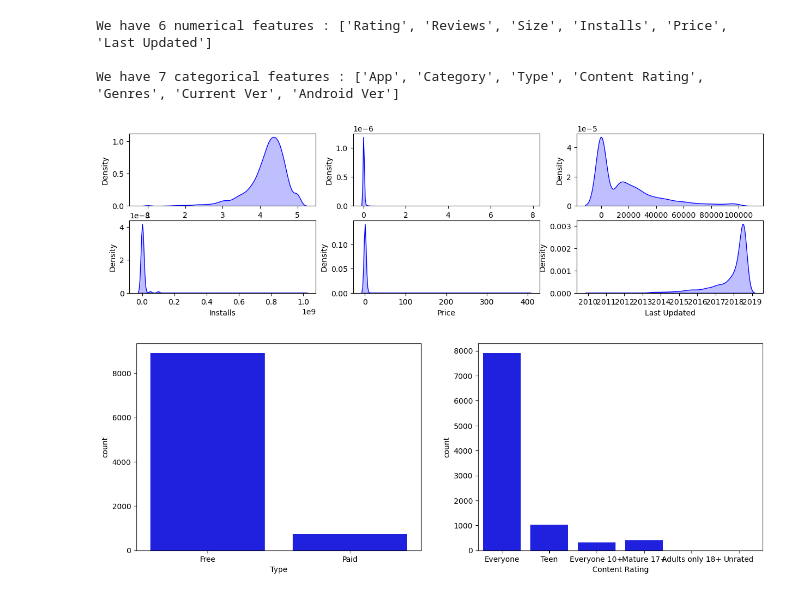
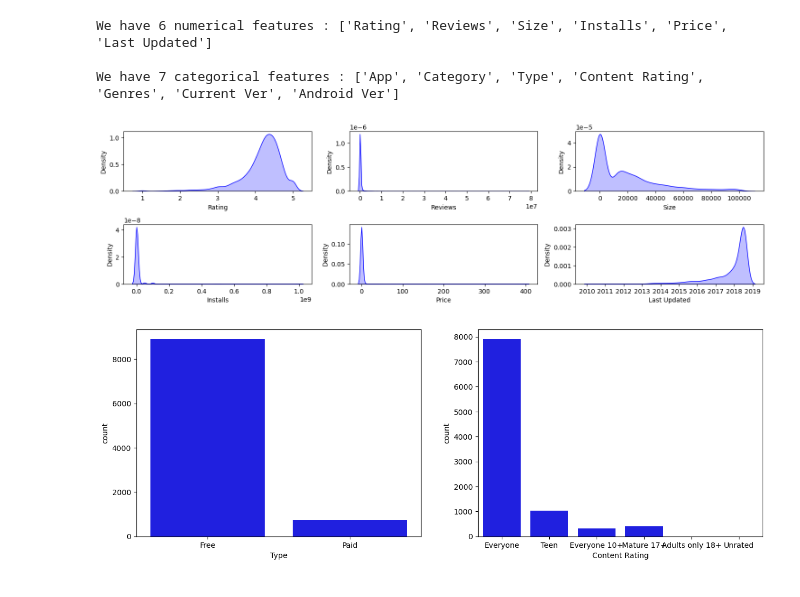
Before and after one commit to Kaancnkya/Data-Science-with-python-notebooks, a Jupyter notebook: 17FeatureEngineeringGooglePlayEDA.ipynb, the cells around one changed output. Drawn from its saved outputs; the diff is of its cells as text; code cells hidden in the pictures.

```diff
--- a/17FeatureEngineeringGooglePlayEDA.ipynb
+++ b/17FeatureEngineeringGooglePlayEDA.ipynb
@@ -490,13 +490,13 @@ We have 7 categorical features : ['App', 'Category', 'Type', 'Content Rating', '
 # %%
 plt.figure(figsize=(15,10))
 for i in range(0,len(numeric_features)):
     plt.subplot(5,3,i+1)
     sns.kdeplot(x=df_clean[numeric_features[i]], color='b', fill=True)
     plt.xlabel(numeric_features[i])
-    plt.tight_layout
+    plt.tight_layout()
 plt.show()
 # %% [output]
-[figure, old version]
+[figure, new version]
 # %%
 plt.figure(figsize=(15,5))
 category = ['Type', 'Content Rating']
```
Also changed, not shown: parts of 1 cell of this notebook, 13 other files.
